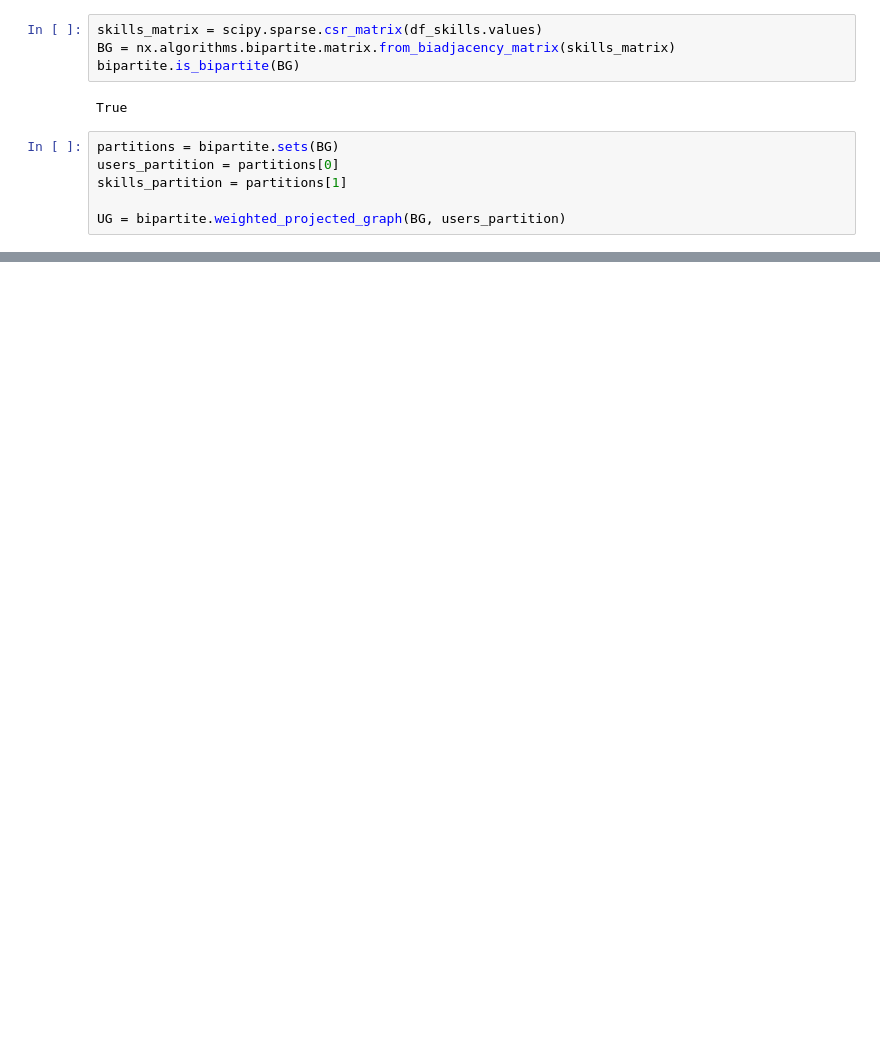
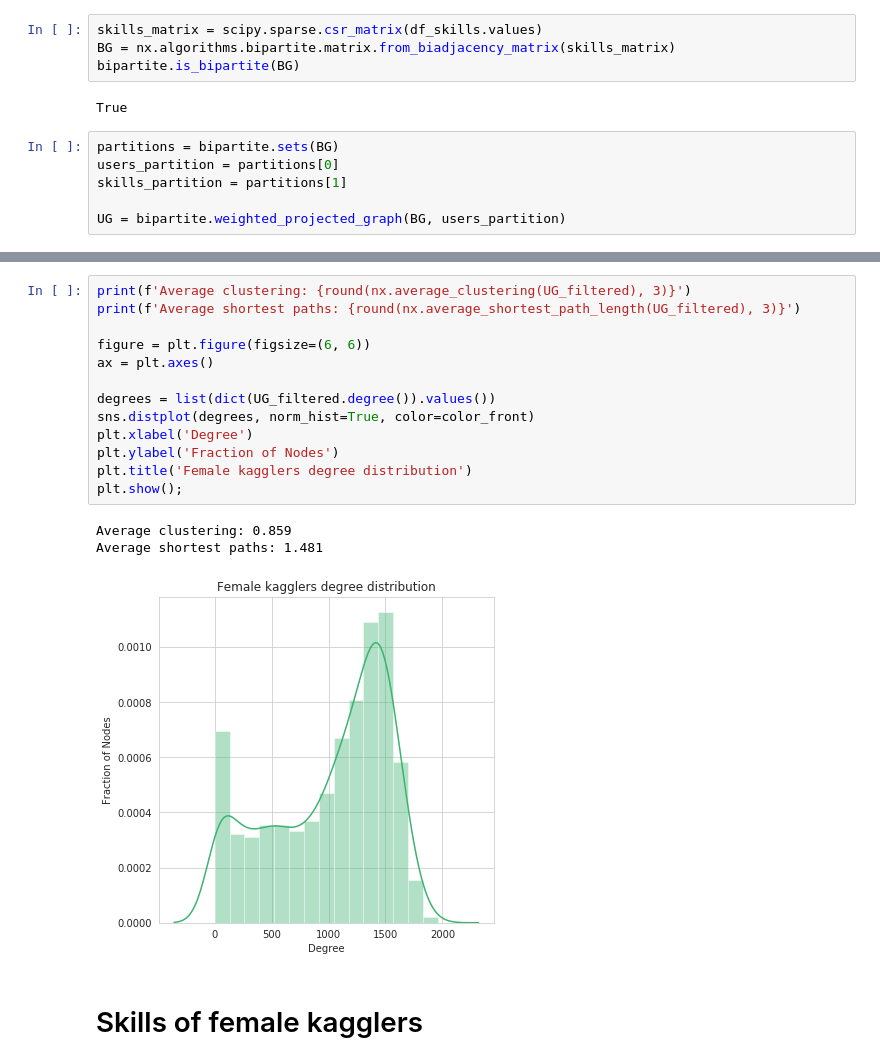
Before and after one commit to sfczekalski/women_kaggle, a Jupyter notebook: notebooks/Analysis.ipynb, the cells around one changed output, grey strips where cells are left out. Saved outputs shown, nothing was run; the diff lists cells and outputs as text; blank space fills up the shorter version.

```diff
--- a/notebooks/Analysis.ipynb
+++ b/notebooks/Analysis.ipynb
@@ -316,0 +326,19 @@ UG_filtered.size()
+# %%
+print(f'Average clustering: {round(nx.average_clustering(UG_filtered), 3)}')
+print(f'Average shortest paths: {round(nx.average_shortest_path_length(UG_filtered), 3)}')
+
+figure = plt.figure(figsize=(6, 6))
+ax = plt.axes()
+
+degrees = list(dict(UG_filtered.degree()).values())
+sns.distplot(degrees, norm_hist=True, color=color_front)
+plt.xlabel('Degree')
+plt.ylabel('Fraction of Nodes')
+plt.title('Female kagglers degree distribution')
+plt.show();
+# %% [output]
+Average clustering: 0.859
+Average shortest paths: 1.481
+[figure, added]
+# %% [markdown]
+# Skills of female kagglers
```
Also changed, not shown: parts of 10 cells of this notebook.
